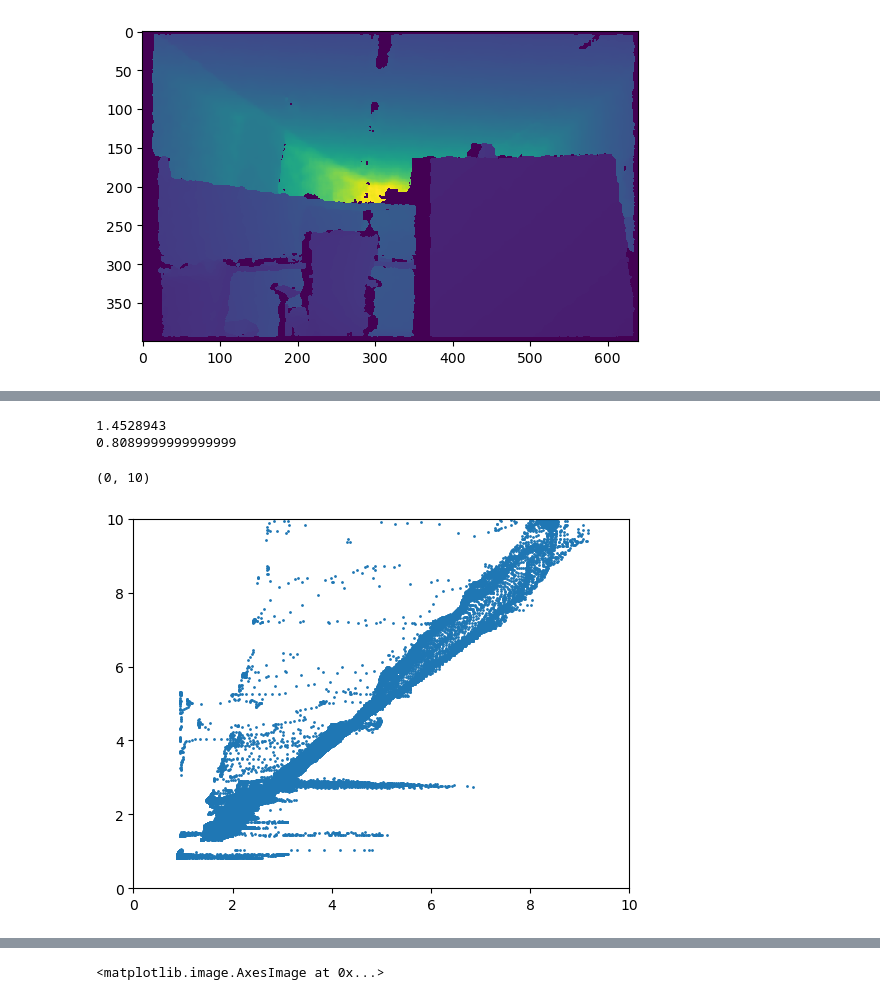
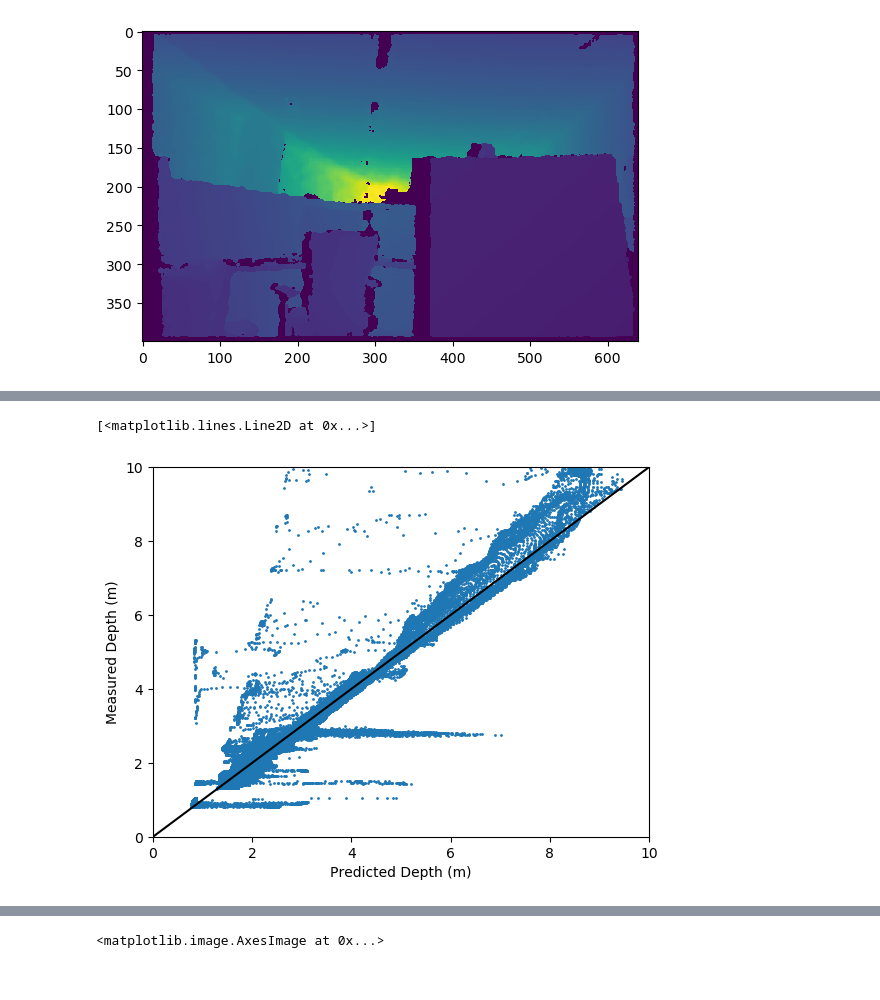
Before and after one commit to tauzn-clock/deep-stereo, a Jupyter notebook: scripts/evaluate_metric_accuracy.ipynb, the cells around one changed output, grey strips where cells are left out. Saved outputs shown, nothing was run; the diff lists cells and outputs as text; code cells hidden in the pictures.

```diff
--- a/scripts/evaluate_metric_accuracy.ipynb
+++ b/scripts/evaluate_metric_accuracy.ipynb
@@ -97,26 +88,26 @@ plt.ylim([0, 10])
-# %%
-print(est_depth_flatten.min())
-print(depth_flatten.min())
-# %% [output]
-1.4528943
-0.8089999999999999
 # %%
 depth_flatten = depth.flatten()
 est_depth_flatten = est_depth.flatten()
 est_depth_flatten = est_depth_flatten[depth_flatten!=CAMERA_DATA["min_range"]]
 depth_flatten = depth_flatten[depth_flatten!=CAMERA_DATA["min_range"]]
 #est_depth_flatten = est_depth_flatten[depth_flatten>=CAMERA_DATA["min_acc_range"]]
 #depth_flatten = depth_flatten[depth_flatten>=CAMERA_DATA["min_acc_range"]]
 #est_depth_flatten = est_depth_flatten[depth_flatten<=CAMERA_DATA["max_acc_range"]]
 #depth_flatten = depth_flatten[depth_flatten<=CAMERA_DATA["max_acc_range"]]
 
 plt.scatter(depth_anything_interface.estimated_metric_depth_model(est_depth_flatten, *popt), depth_flatten, s=1)
 #Set axis limits to be the same
 plt.xlim([0, 10])
 plt.ylim([0, 10])
+
+plt.xlabel("Predicted Depth (m)")
+plt.ylabel("Measured Depth (m)")
+
+#  Draw a y=x line
+plt.plot([0, 10], [0, 10], 'k-')
 # %% [output]
-(0, 10)
+[<matplotlib.lines.Line2D at 0x...>]
-[figure, old version]
+[figure, new version]
 # %%
 for topic, msg, t in bag.read_messages(topics=["/camera/color/camera_info"]):
     print(msg)
```
Also changed, not shown: parts of 6 cells of this notebook, 2 other files.
